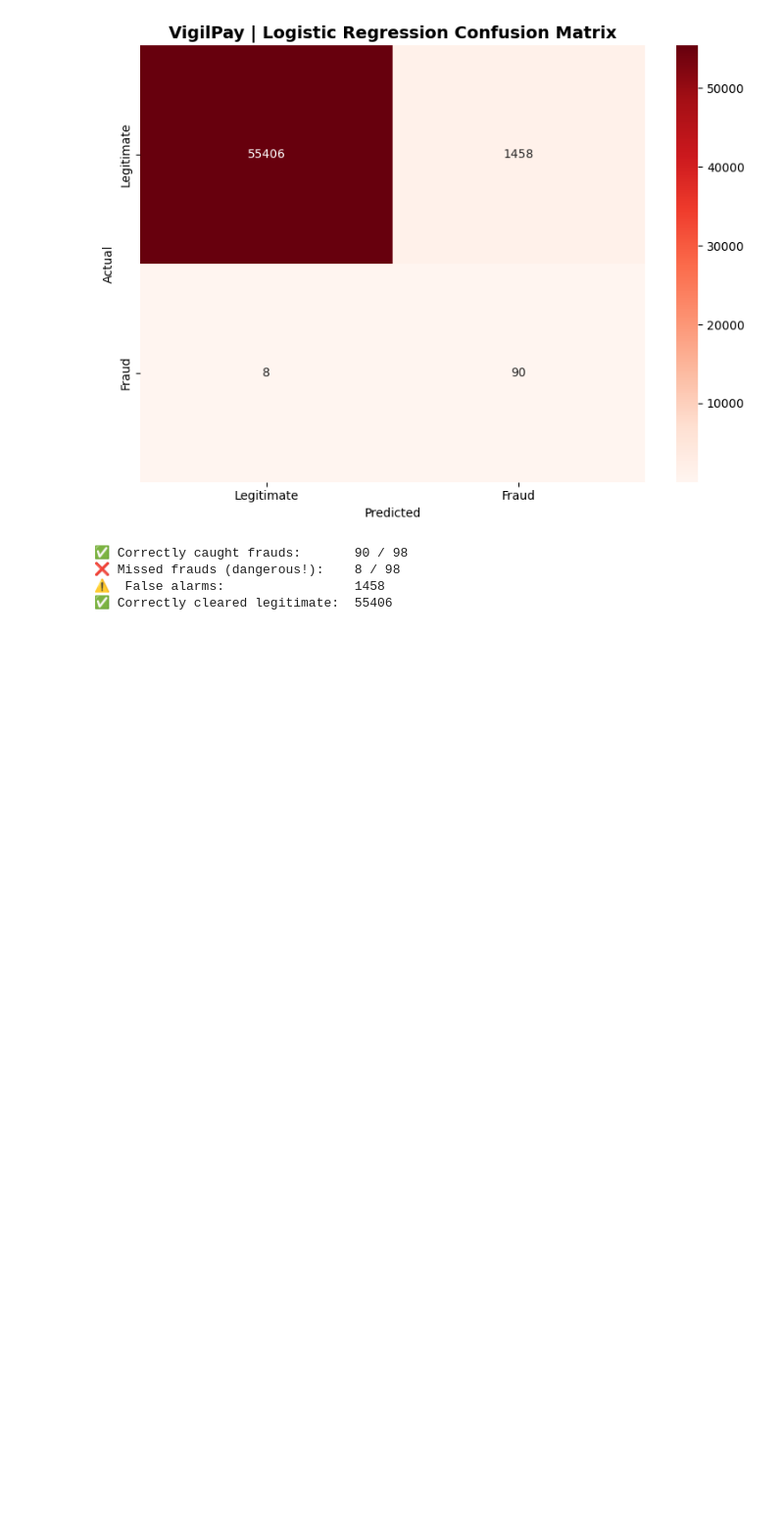
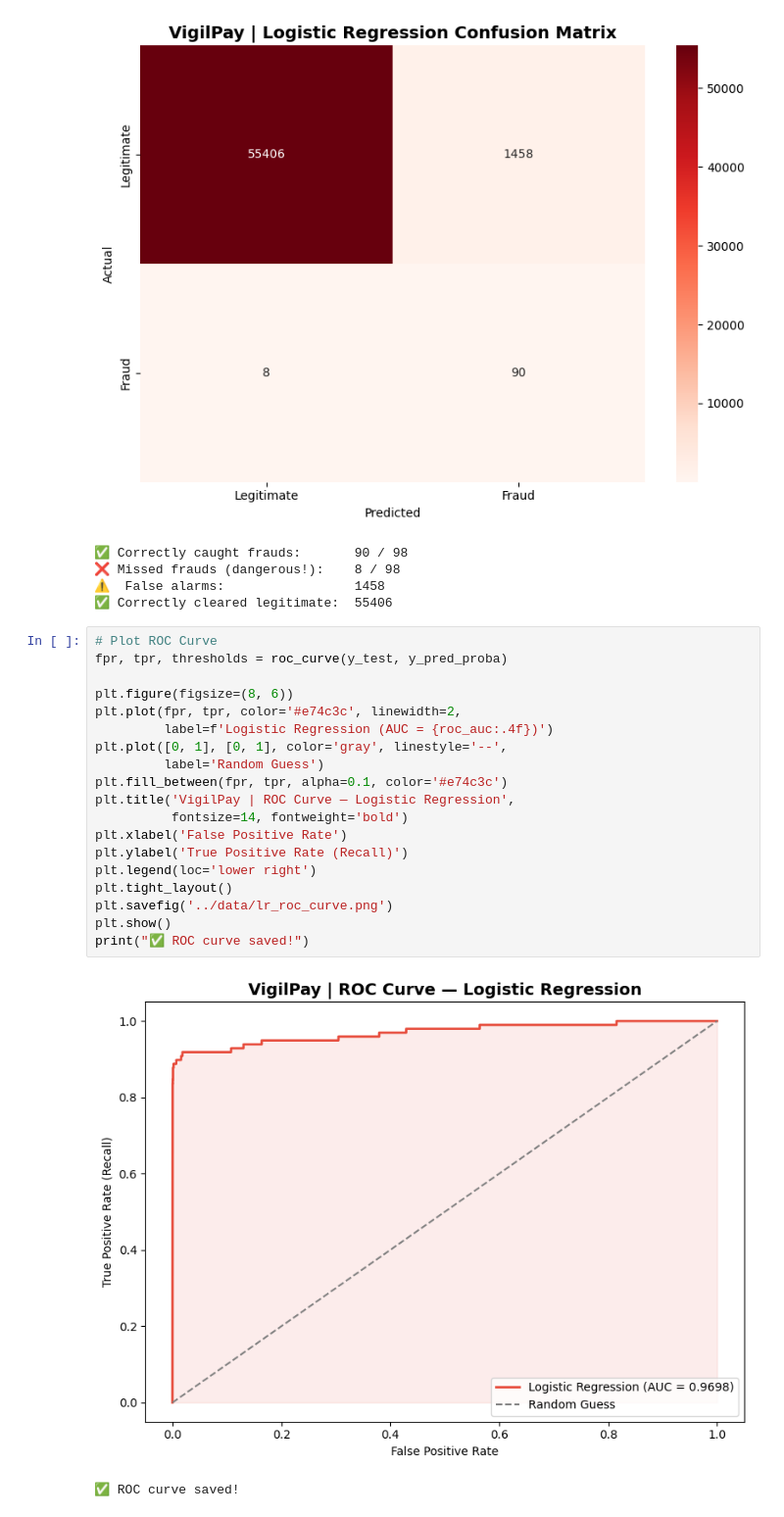
Before and after one commit to Mohana-priya19/vigilpay-fraud-detection, a Jupyter notebook: notebooks/day6_logistic_regression.ipynb, the cells around one changed output. Shown at 98% size. Saved outputs shown, nothing was run; the diff lists cells and outputs as text; blank space fills up the shorter version.

```diff
--- a/notebooks/day6_logistic_regression.ipynb
+++ b/notebooks/day6_logistic_regression.ipynb
@@ -89,3 +89,25 @@ print(f"✅ Correctly cleared legitimate:  {tn}")
 ❌ Missed frauds (dangerous!):    8 / 98
 ⚠️  False alarms:                 1458
 ✅ Correctly cleared legitimate:  55406
+# %%
+# Plot ROC Curve
+fpr, tpr, thresholds = roc_curve(y_test, y_pred_proba)
+
+plt.figure(figsize=(8, 6))
+plt.plot(fpr, tpr, color='#e74c3c', linewidth=2,
+         label=f'Logistic Regression (AUC = {roc_auc:.4f})')
+plt.plot([0, 1], [0, 1], color='gray', linestyle='--',
+         label='Random Guess')
+plt.fill_between(fpr, tpr, alpha=0.1, color='#e74c3c')
+plt.title('VigilPay | ROC Curve — Logistic Regression',
+          fontsize=14, fontweight='bold')
+plt.xlabel('False Positive Rate')
+plt.ylabel('True Positive Rate (Recall)')
+plt.legend(loc='lower right')
+plt.tight_layout()
+plt.savefig('../data/lr_roc_curve.png')
+plt.show()
+print("✅ ROC curve saved!")
+# %% [output]
+[figure, added]
+✅ ROC curve saved!
```
Also changed, not shown: parts of 1 cell of this notebook, 2 other files.
